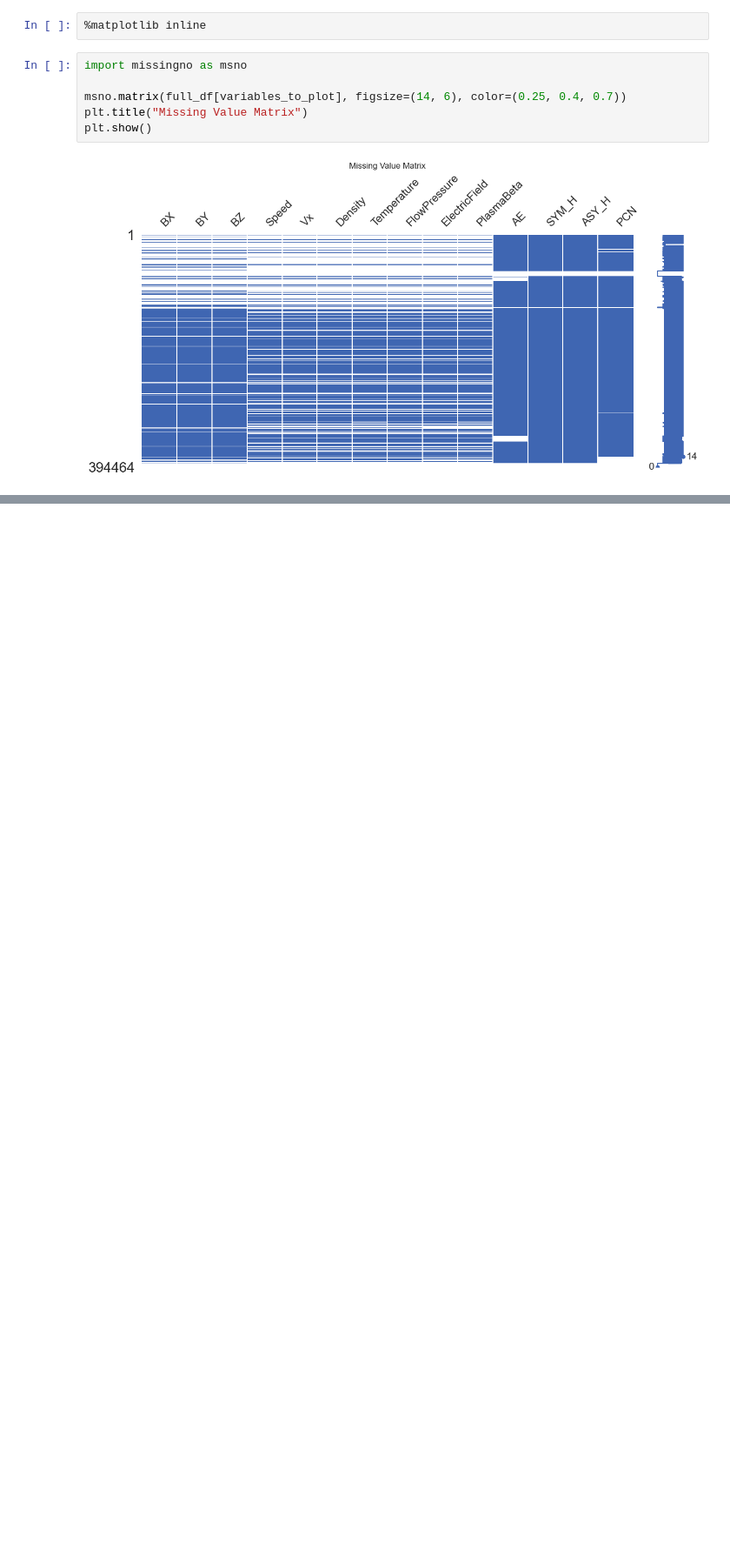
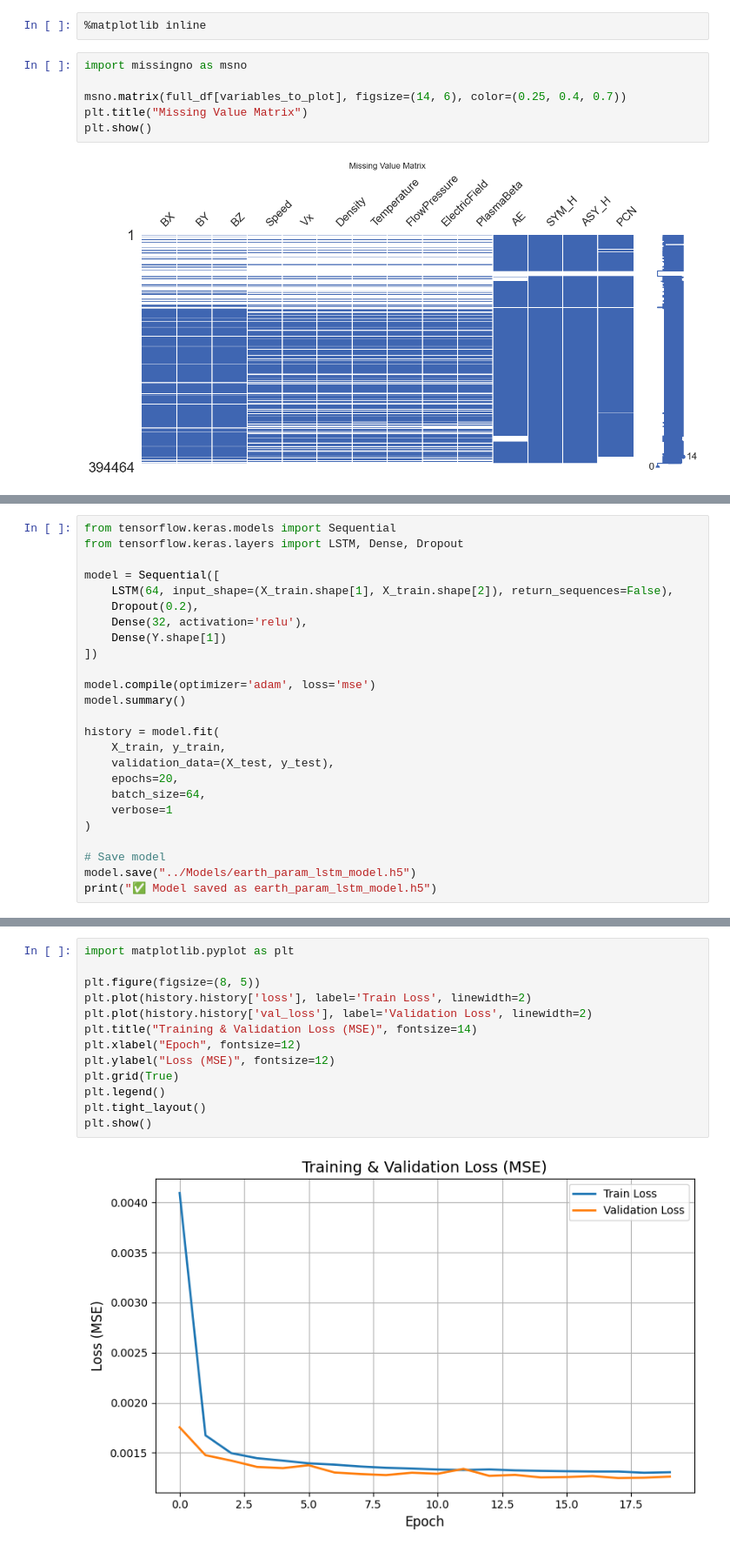
Before and after one commit to shivangichaudhary/Space-Weather-Event-Analysis, a Jupyter notebook: Notebooks/omni2.ipynb, the cells around one changed output, grey strips where cells are left out. Shown at 87% size. Saved outputs shown, nothing was run; the diff lists cells and outputs as text; blank space fills up the shorter version.

```diff
--- a/Notebooks/omni2.ipynb
+++ b/Notebooks/omni2.ipynb
@@ -673,0 +483,25 @@ print("✅ Biases saved as lstm_model_biases.npz")
+# %%
+from tensorflow.keras.models import Sequential
+from tensorflow.keras.layers import LSTM, Dense, Dropout
+
+model = Sequential([
+    LSTM(64, input_shape=(X_train.shape[1], X_train.shape[2]), return_sequences=False),
+    Dropout(0.2),
+    Dense(32, activation='relu'),
+    Dense(Y.shape[1])
+])
+
+model.compile(optimizer='adam', loss='mse')
+model.summary()
+
+history = model.fit(
+    X_train, y_train,
+    validation_data=(X_test, y_test),
+    epochs=20,
+    batch_size=64,
+    verbose=1
+)
+
+# Save model
+model.save("../Models/earth_param_lstm_model.h5")
+print("✅ Model saved as earth_param_lstm_model.h5")
@@ -673,0 +545,15 @@ print("✅ Biases saved as lstm_model_biases.npz")
+# %%
+import matplotlib.pyplot as plt
+
+plt.figure(figsize=(8, 5))
+plt.plot(history.history['loss'], label='Train Loss', linewidth=2)
+plt.plot(history.history['val_loss'], label='Validation Loss', linewidth=2)
+plt.title("Training & Validation Loss (MSE)", fontsize=14)
+plt.xlabel("Epoch", fontsize=12)
+plt.ylabel("Loss (MSE)", fontsize=12)
+plt.grid(True)
+plt.legend()
+plt.tight_layout()
+plt.show()
+# %% [output]
+[figure, added]
```
Also changed, not shown: parts of 56 cells of this notebook, 10 other files.
